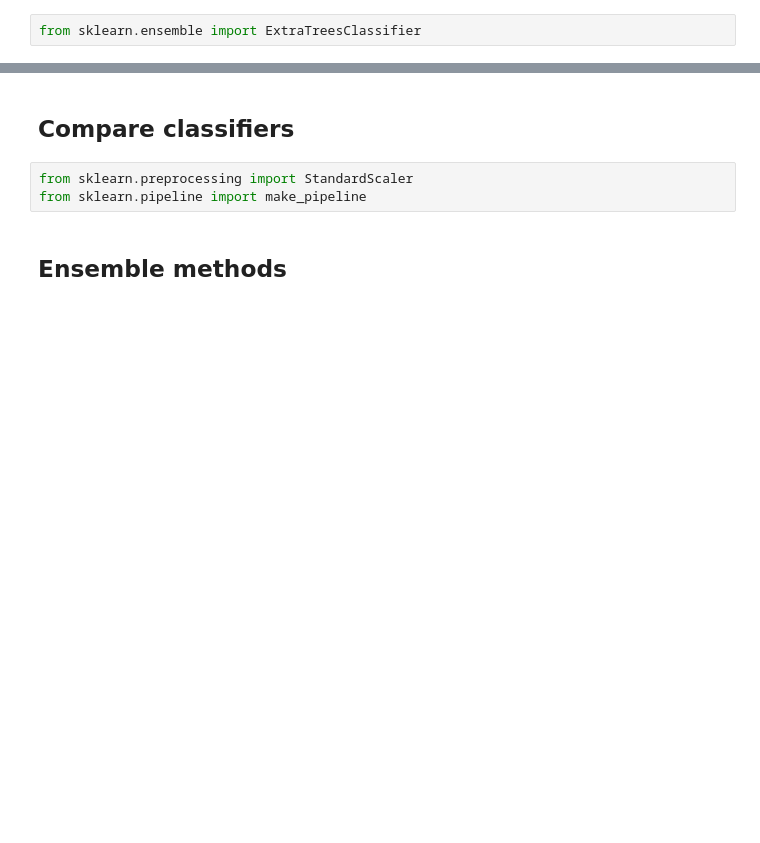
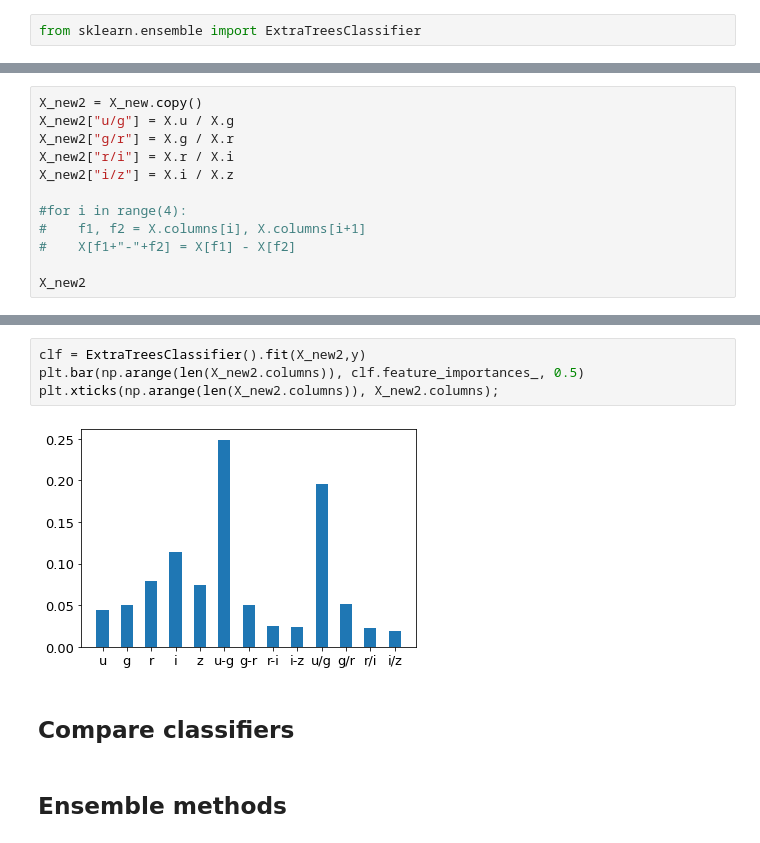
Before and after one commit to tomasplsek/AstroML, a Jupyter notebook: 03_sklearn2.ipynb, the cells around one changed output, grey strips where cells are left out. Cells and saved outputs as stored; diff of their text form; blank space fills up the shorter version.

```diff
--- a/03_sklearn2.ipynb
+++ b/03_sklearn2.ipynb
@@ -478,0 +534,12 @@ for i in X.columns:
+# %%
+X_new2 = X_new.copy()
+X_new2["u/g"] = X.u / X.g
+X_new2["g/r"] = X.g / X.r
+X_new2["r/i"] = X.r / X.i
+X_new2["i/z"] = X.i / X.z
+
+#for i in range(4):
+#    f1, f2 = X.columns[i], X.columns[i+1]
+#    X[f1+"-"+f2] = X[f1] - X[f2]
+
+X_new2
@@ -479,8 +560,11 @@ for i in X.columns:
+# %%
+clf = ExtraTreesClassifier().fit(X_new2,y)
+plt.bar(np.arange(len(X_new2.columns)), clf.feature_importances_, 0.5)
+plt.xticks(np.arange(len(X_new2.columns)), X_new2.columns);
+# %% [output]
+[figure, added]
 # %% [markdown]
 ## **Compare classifiers**
-# %%
-from sklearn.preprocessing import StandardScaler
-from sklearn.pipeline import make_pipeline
 # %% [markdown]
 ## **Ensemble methods**
 # %%
```
Also changed, not shown: parts of 23 cells of this notebook.
